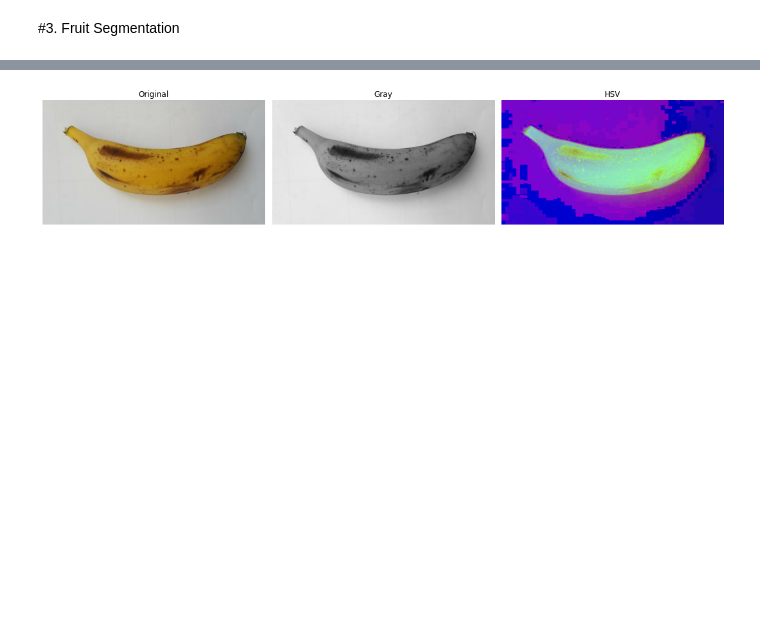
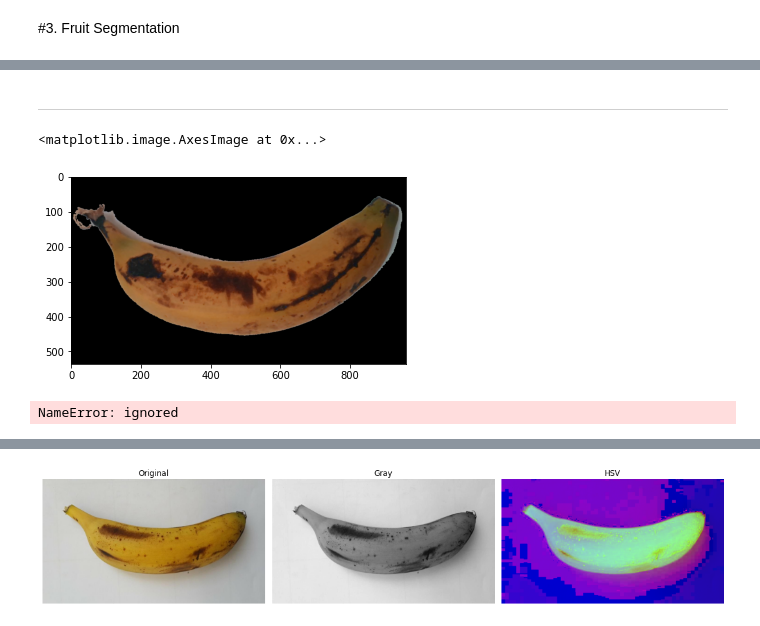
Before and after one commit to jojoclt/C, a Jupyter notebook: Project.ipynb, the cells around one changed output, grey strips where cells are left out. Drawn from its saved outputs; the diff is of its cells as text; code cells hidden in the pictures; blank space fills up the shorter version.

```diff
--- a/Project.ipynb
+++ b/Project.ipynb
@@ -98 +121,4 @@ plt.show()
+# %%
+# in HSV
+data_processed = np.array(list(map(process_image, dataset, repeat(ker), repeat(iter), repeat(r), repeat(eps))))
 # %%
@@ -135,0 +135,5 @@ https://pyimagesearch.com/2021/04/28/opencv-thresholding-cv2-threshold/
+# %%
+def hsv2gray(img):
+    return rgb2gray(hsv2rgb(img))
+def gray2hsv(img):
+    return rgb2hsv(gray2rgb(img))
@@ -135,0 +143,24 @@ https://pyimagesearch.com/2021/04/28/opencv-thresholding-cv2-threshold/
+# %% [markdown]
+---
+# %%
+# Must use data_processed as input
+def segmentation_mask(img, enabled = False):
+    image = hsv2gray(img)
+    thresh = threshold_otsu(image)
+    mask = (image <= thresh).astype(int)
+    if (enabled): plt.imshow(mask, cmap='gray')
+    return mask
+# %%
+def segment_image(img):
+    mask = segmentation_mask(img)
+    masked = np.zeros_like(img)
+    for i in range(3):
+        masked[:,:,i] = np.where(mask, img[:,:,i], 0)
+    return masked
+# %%
+img = data_processed[110]
+v = segment_image(img)
+plt.imshow(hsv2rgb(v))
+# %% [output]
+<matplotlib.image.AxesImage at 0x...>
+[figure, added]
@@ -135,0 +175,5 @@ https://pyimagesearch.com/2021/04/28/opencv-thresholding-cv2-threshold/
+# %%
+b = segment_image(rgb2hsv(a))
+plt.imshow(b)
+# %% [output]
+NameError: ignored
```
Also changed, not shown: parts of 31 cells of this notebook.
